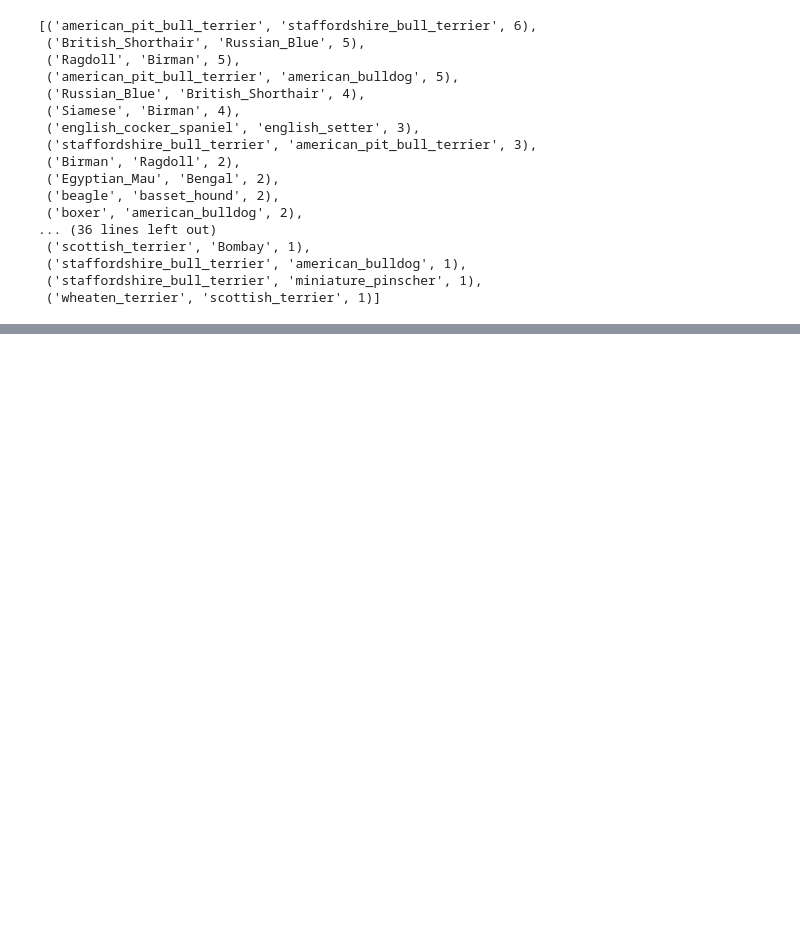
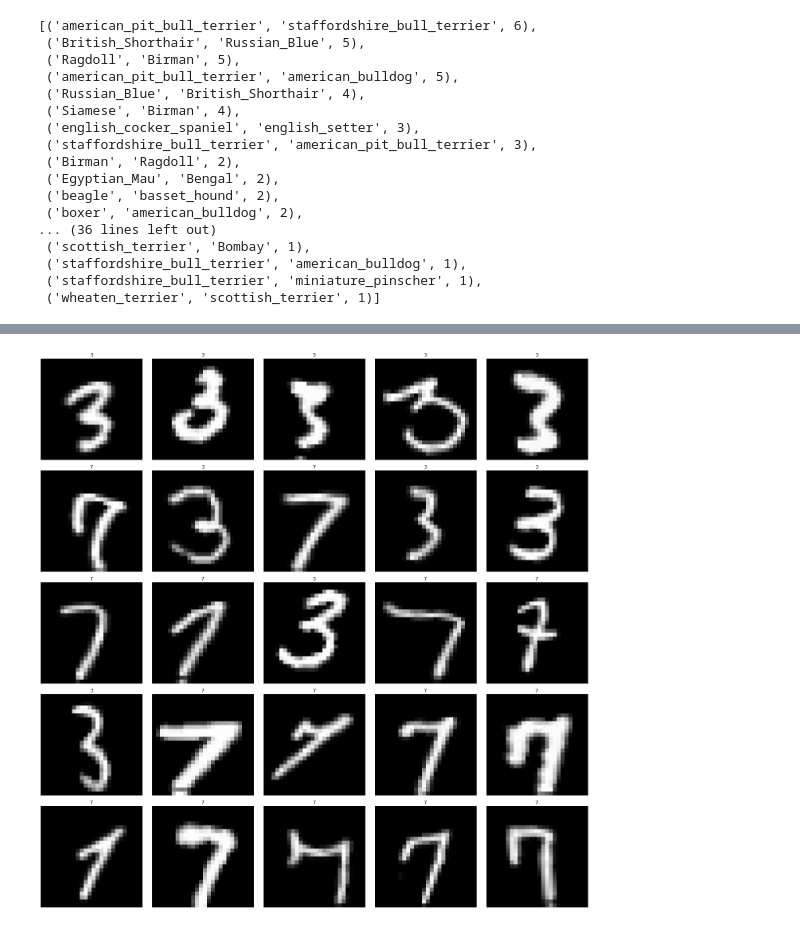
Before and after one commit to s-mostafa-a/pytorch_learning, a Jupyter notebook: fast_ai/lesson_one.ipynb, the cells around one changed output, grey strips where cells are left out. Saved outputs shown, nothing was run; the diff lists cells and outputs as text; code cells hidden in the pictures; blank space fills up the shorter version.

```diff
--- a/fast_ai/lesson_one.ipynb
+++ b/fast_ai/lesson_one.ipynb
@@ -138,3 +138,5 @@ interpretation.most_confused()
  ('staffordshire_bull_terrier', 'american_bulldog', 1),
  ('staffordshire_bull_terrier', 'miniature_pinscher', 1),
  ('wheaten_terrier', 'scottish_terrier', 1)]
+# %%
+path = datasets.untar_data(URLs.MNIST_SAMPLE)
@@ -140,0 +146,6 @@ interpretation.most_confused()
+# %%
+tfms = transform.get_transforms(do_flip=False)
+whole_data = data.ImageDataBunch.from_folder(path=path, ds_tfms=tfms, size=26)
+whole_data.show_batch(row=3)
+# %% [output]
+[figure, added]
```
Also changed, not shown: parts of 6 cells of this notebook.
